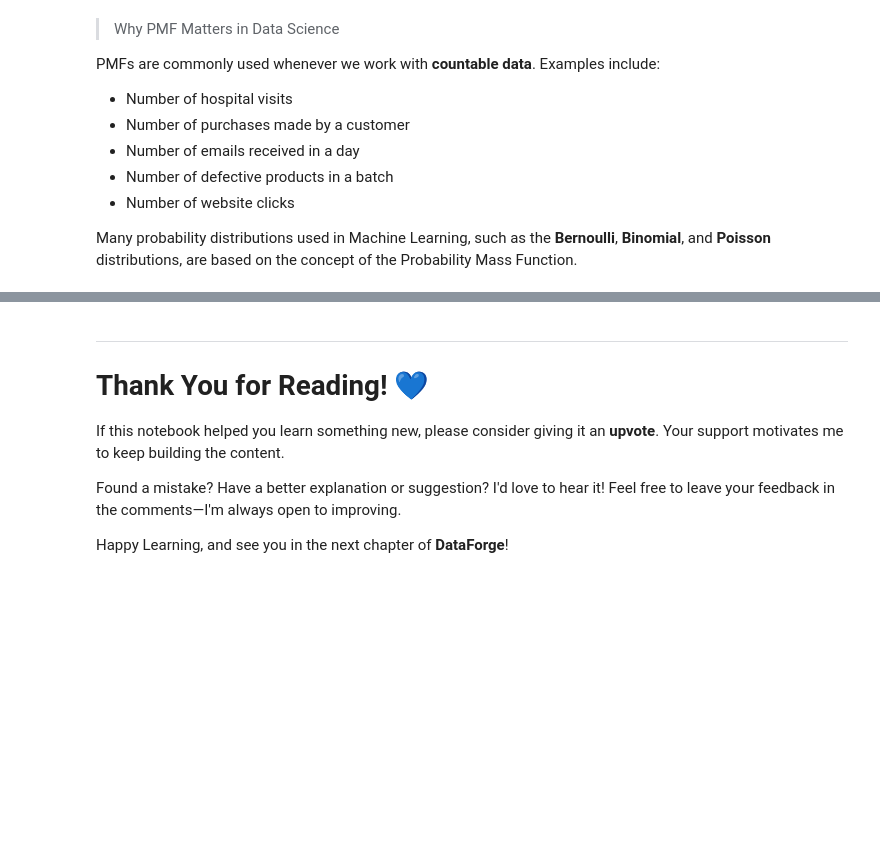
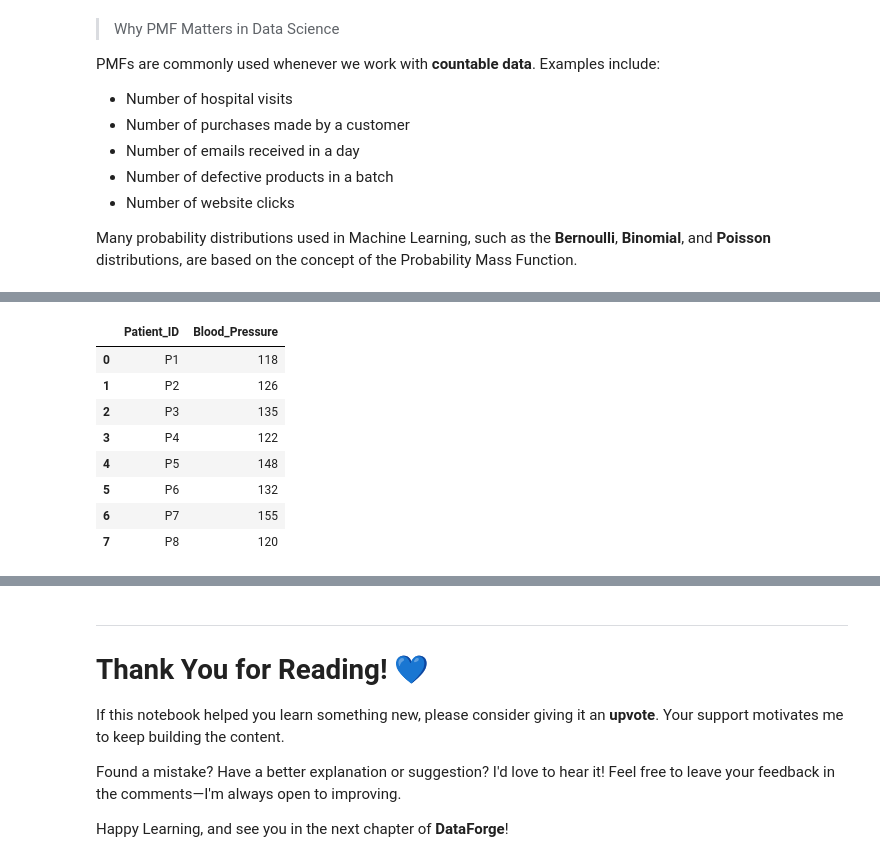
Before and after one commit to satyam2006-cmd/DataForge, a Jupyter notebook: statswithpy/statslearnings.ipynb, the cells around one changed output, grey strips where cells are left out. Saved outputs shown, nothing was run; the diff lists cells and outputs as text; code cells hidden in the pictures; blank space fills up the shorter version.

```diff
--- a/statswithpy/statslearnings.ipynb
+++ b/statswithpy/statslearnings.ipynb
@@ -2131,0 +2177,17 @@ In the Next chapter we will see a cloase look up on **Probability Density Functi
+# %%
+patients = pd.DataFrame({
+    "Patient_ID":["P1","P2","P3","P4","P5","P6","P7","P8"],
+    "Blood_Pressure":[118,126,135,122,148,132,155,120]
+})
+
+patients
+# %% [output]
+|  | Patient_ID | Blood_Pressure |
+| 0 | P1 | 118 |
+| 1 | P2 | 126 |
+| 2 | P3 | 135 |
+| 3 | P4 | 122 |
+| 4 | P5 | 148 |
+| 5 | P6 | 132 |
+| 6 | P7 | 155 |
+| 7 | P8 | 120 |
```
Also changed, not shown: parts of 12 cells of this notebook.
